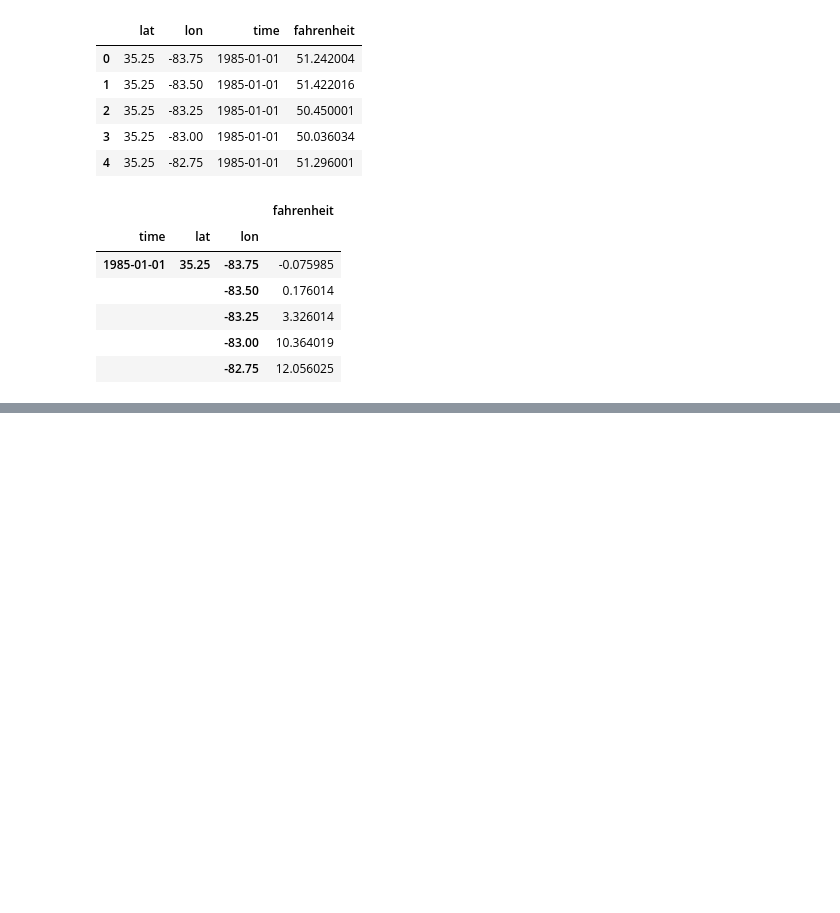
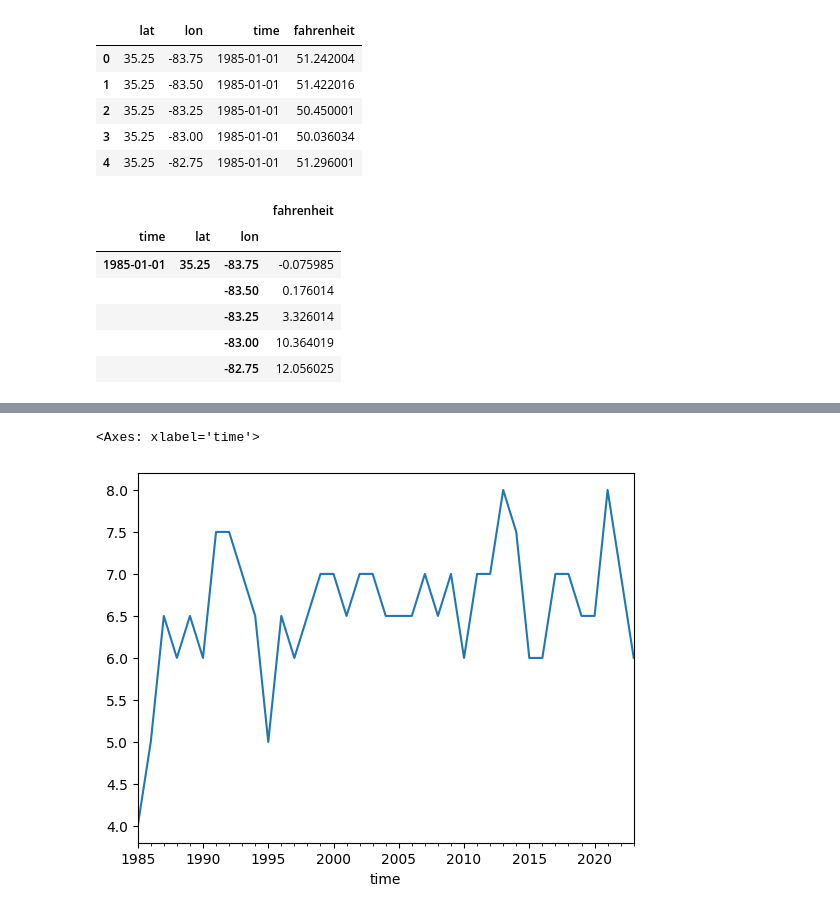
Before and after one commit to FixCarbon/um-mads, a Jupyter notebook: notebooks/extract_hardiness.ipynb, the cells around one changed output, grey strips where cells are left out. Cells and saved outputs as stored; diff of their text form; code cells hidden in the pictures; blank space fills up the shorter version.

```diff
--- a/notebooks/extract_hardiness.ipynb
+++ b/notebooks/extract_hardiness.ipynb
@@ -38,9 +38,16 @@ min_df.head()
 |  |  | -82.75 | 12.056025 |
 # %%
 #rolling window
-def extract_hardiness(df,window=30):
-    '''Get USDA Hardiness Zones with rolling window'''
-    window_df = df.rolling(window).mean()
-    binned = pd.cut(window_df['fahrenheit'],bins=range(-60,70,5),labels=np.linspace(1,13,25))
+def output_hardiness(df,window=30,temp_col='fahrenheit'):
+    '''Get USDA Hardiness Zones with rolling window
+    Args:
+        df: DataFrame with DateTimeIndex and data of minimum temperature
+        window: window of rolling period
+        temp_col: name of column with minimum temperature
+    Output:
+        Series with Hardiness Zones mapped to the same index provided
+    '''
+    window_df = df.rolling(window,min_periods=1).mean()
+    binned = pd.cut(window_df[temp_col],bins=range(-60,70,5),labels=np.linspace(1,13,25))
     return binned
 # %%
@@ -62,0 +55,8 @@ Categories (25, float64): [1.0 < 1.5 < 2.0 < 2.5 ... 11.5 < 12.0 < 12.5 < 13.0]
+# %%
+def get_hardiness(df,freq='YS',window=30,temp_col='fahrenheit'):
+    '''Get USDA Hardiness Zones from DataFrame containing temperature'''
+    min_df = temp_min(df,freq)
+    zones = output_hardiness(min_df,window,temp_col)
+    return zones.astype(float)
+# %%
+zones = get_hardiness(df)
@@ -62,0 +79,5 @@ Categories (25, float64): [1.0 < 1.5 < 2.0 < 2.5 ... 11.5 < 12.0 < 12.5 < 13.0]
+# %%
+zones[:,35.25,-83.75].plot()
+# %% [output]
+<Axes: xlabel='time'>
+[figure, added]
```
Also changed, not shown: parts of 2 cells of this notebook.
